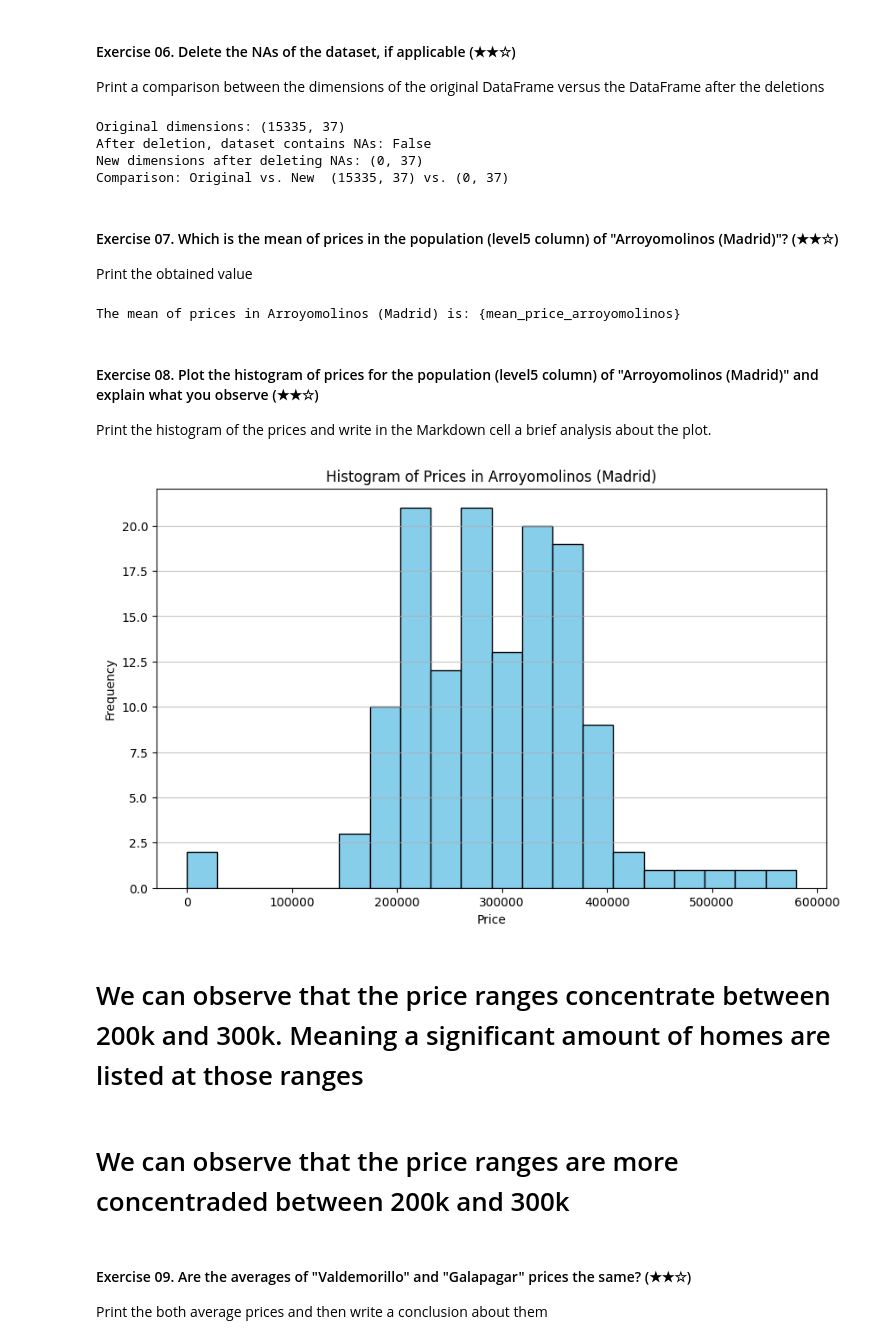
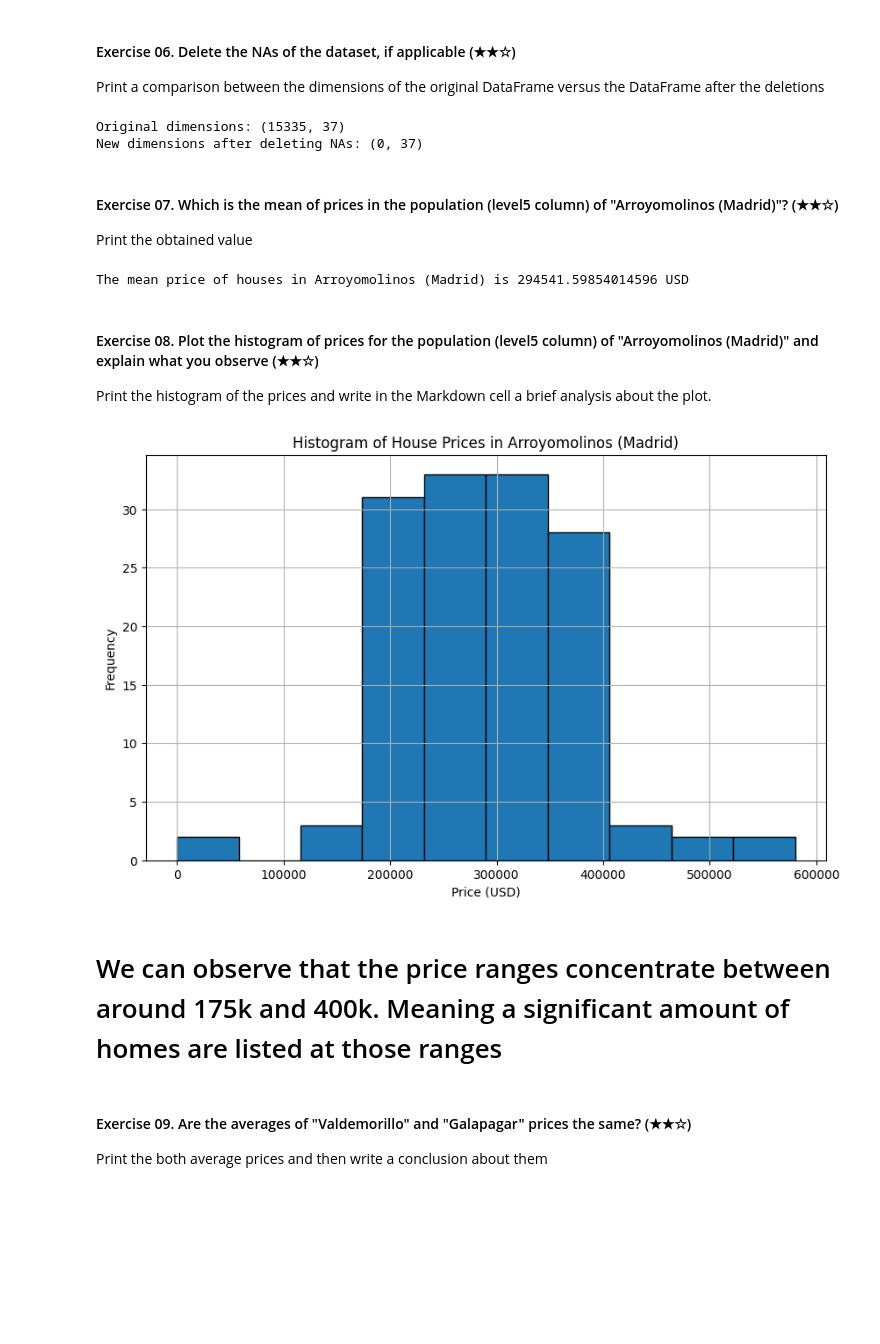
Before and after one commit to IgnacioVelutini/realestate-datacleanup-exercise, a Jupyter notebook: project.ipynb, the cells around one changed output. Cells and saved outputs as stored; diff of their text form; code cells hidden in the pictures; blank space fills up the shorter version.

```diff
--- a/project.ipynb
+++ b/project.ipynb
@@ -152,69 +142,59 @@ Columns with NAs:
 #### Exercise 06. Delete the NAs of the dataset, if applicable (★★☆)
 
 Print a comparison between the dimensions of the original DataFrame versus the DataFrame after the deletions
-# %%
-# Original dimensions
-original_dimensions = ds.shape
-print(f"Original dimensions: {original_dimensions}")
-
-# Deleting rows with NAs
-ds_cleaned = ds.dropna()
-
-# New dimensions after deleting NAs
-final_has_nas = ds_cleaned.isna().any().any()
-print("After deletion, dataset contains NAs:", final_has_nas)
-new_dimensions = ds_cleaned.shape
-print(f"New dimensions after deleting NAs: {new_dimensions}")
-
-# Print a comparison
-print(f"Comparison: Original vs. New  {original_dimensions} vs. {new_dimensions}")
-# %% [output]
-Original dimensions: (15335, 37)
-After deletion, dataset contains NAs: False
-New dimensions after deleting NAs: (0, 37)
-Comparison: Original vs. New  (15335, 37) vs. (0, 37)
+# %%
+original_shape = ds.shape
+
+# Delete rows with NAs
+ds_cleaned = ds.dropna()
+
+# New dimensions of the DataFrame after deletion
+new_shape = ds_cleaned.shape
+
+# Print the comparison
+print(f"Original dimensions: {original_shape}")
+print(f"New dimensions after deleting NAs: {new_shape}")
+# %% [output]
+Original dimensions: (15335, 37)
+New dimensions after deleting NAs: (0, 37)
 # %% [markdown]
 #### Exercise 07. Which is the mean of prices in the population (level5 column) of "Arroyomolinos (Madrid)"? (★★☆)
 
 Print the obtained value
 # %%
-# Filter for "Arroyomolinos (Madrid)"
+# Filter the DataFrame for the population "Arroyomolinos (Madrid)"
 arroyomolinos_data = ds[ds['level5'] == "Arroyomolinos (Madrid)"]
 
 # Calculate the mean price
 mean_price_arroyomolinos = arroyomolinos_data['price'].mean()
 
-# Print the obtained mean value
-print("The mean of prices in Arroyomolinos (Madrid) is: {mean_price_arroyomolinos}")
+# Print the result
+print(f"The mean price of houses in Arroyomolinos (Madrid) is {mean_price_arroyomolinos} USD")
 # %% [output]
-The mean of prices in Arroyomolinos (Madrid) is: {mean_price_arroyomolinos}
+The mean price of houses in Arroyomolinos (Madrid) is 294541.59854014596 USD
 # %% [markdown]
 #### Exercise 08. Plot the histogram of prices for the population (level5 column) of "Arroyomolinos (Madrid)" and explain what you observe (★★☆)
 
 Print the histogram of the prices and write in the Markdown cell a brief analysis about the plot.
 # %%
+import pandas as pd
 import matplotlib.pyplot as plt
 
-# Filter the DataFrame for "Arroyomolinos (Madrid)"
+# Filter the DataFrame for the population "Arroyomolinos (Madrid)"
 arroyomolinos_data = ds[ds['level5'] == "Arroyomolinos (Madrid)"]
 
 # Plot the histogram of prices
 plt.figure(figsize=(10, 6))
-plt.hist(arroyomolinos_data['price'], bins=20, color='skyblue', edgecolor='black')
-plt.title('Histogram of Prices in Arroyomolinos (Madrid)')
-plt.xlabel('Price')
+plt.hist(arroyomolinos_data['price'], bins=10, edgecolor='black')
+plt.title('Histogram of House Prices in Arroyomolinos (Madrid)')
+plt.xlabel('Price (USD)')
 plt.ylabel('Frequency')
-plt.grid(axis='y', alpha=0.75)
-
-# Show the plot
+plt.grid(True)
 plt.show()
 # %% [output]
-[figure, old version]
+[figure, new version]
 # %% [markdown]
-# We can observe that the price ranges concentrate between 200k and 300k. Meaning a significant amount of homes are listed at those ranges
+# We can observe that the price ranges concentrate between around 175k and 400k. Meaning a significant amount of homes are listed at those ranges
-# %% [markdown]
-
-# We can observe that the price ranges are more concentraded between 200k and 300k
 # %% [markdown]
 #### Exercise 09. Are the averages of "Valdemorillo" and "Galapagar" prices the same? (★★☆)
 
```
Also changed, not shown: parts of 32 cells of this notebook.
